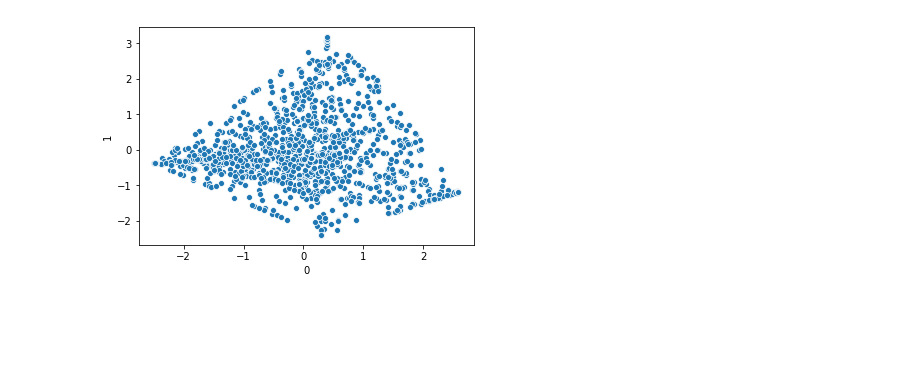
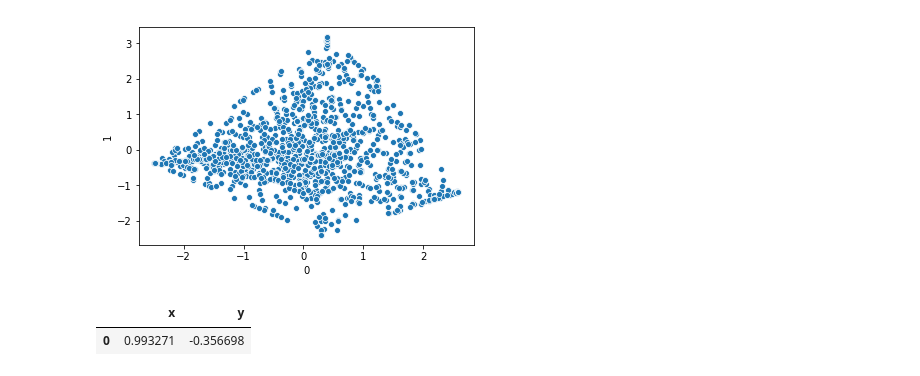
Before and after one commit to simonsthings/news_find_me_textmining, a Jupyter notebook: python/Textmining_NOZ.ipynb, the cells around one changed output. Saved outputs shown, nothing was run; the diff lists cells and outputs as text; code cells hidden in the pictures; blank space fills up the shorter version.

```diff
--- a/python/Textmining_NOZ.ipynb
+++ b/python/Textmining_NOZ.ipynb
@@ -454,7 +474,7 @@ sns.scatterplot(x=principal_df[0], y=principal_df[1])
 <matplotlib.axes._subplots.AxesSubplot at 0x...>
 [figure]
 # %%
-def get_coords_for_text(content_dict_test):
+def get_coords_for_text(content_dict_web):
     """
     Parameters
     ==========
@@ -463,4 +483,17 @@ def get_coords_for_text(content_dict_test):
     """
 
     # transform via LDA:
-    doc_complete3, doc_clean3, dictionary3, doc_term_matrix3 = prepare_texts(content_dict_test)
+    doc_complete3, doc_clean3, dictionary3, doc_term_matrix3 = prepare_texts(content_dict_web)
+
+    props_df = format_all_topics_for_documents(ldamodel=ldamodel, corpus=doc_term_matrix3, texts=doc_clean3)
+
+    x = scaler.transform(props_df.values)
+    principalComponents = pca.transform(x)
+    principal_df = pd.DataFrame(principalComponents[:,:2], columns=['x','y'])
+    return principal_df
+# %%
+content_dict_web = {'my_uuid': 'Albert Pierrepoint (30 March 1905 – 10 July 1992) was an English hangman who executed between 435 and 600 people in a 25-year career that ended in 1956. His first execution was in December 1932, assisting his uncle Thomas. His father Henry had also been a hangman. In October 1941 he undertook his first hanging as lead executioner. During his tenure he hanged 200 people who had been convicted of war crimes in Germany and Austria, as well as several high-profile murderers—including Gordon Cummins (the Blackout Ripper), John Haigh (the Acid Bath Murderer) and John Christie (the Rillington Place Strangler). He undertook several contentious executions, including Timothy Evans, Derek Bentley and Ruth Ellis. He executed William Joyce (also known as Lord Haw-Haw) and John Amery for high treason, and Theodore Schurch for treachery. In the 2005 film Pierrepoint he was portrayed by Timothy Spall. '}
+get_coords_for_text(content_dict_web)
+# %% [output]
+|  | x | y |
+| 0 | 0.993271 | -0.356698 |
```
Also changed, not shown: parts of 3 cells of this notebook.
